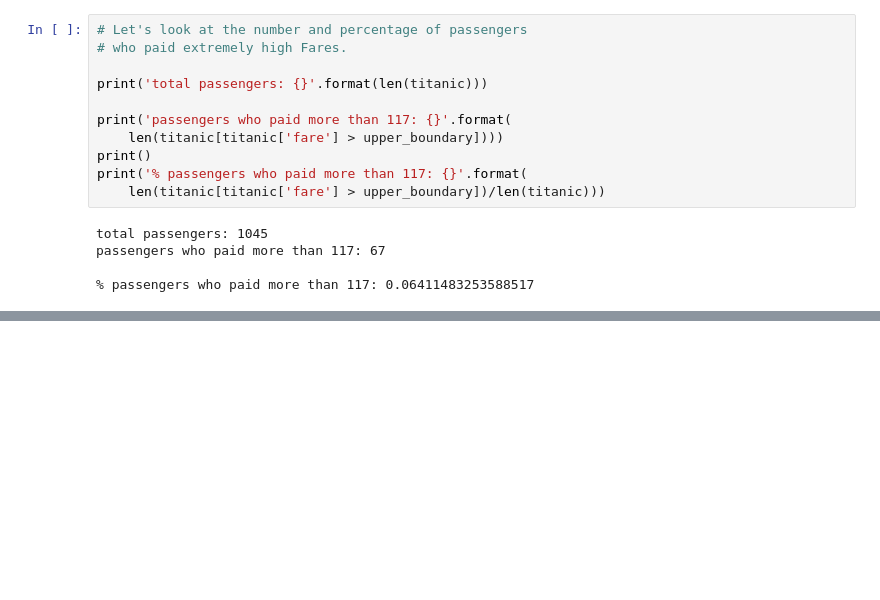
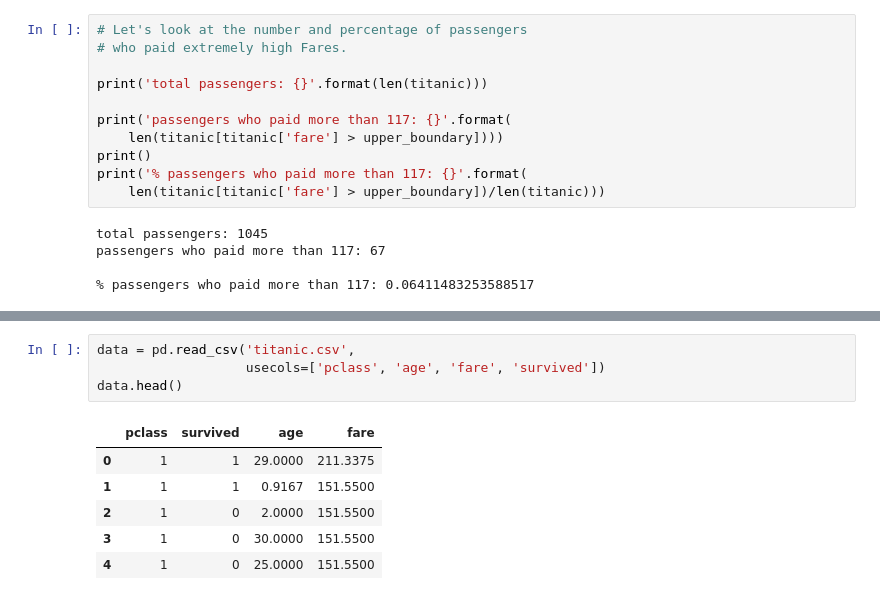
Before and after one commit to tamaldatta07/Hands-On-Machine-Learning-with-Scikit-Learn-Keras-and-TensorFlow, a Jupyter notebook: Feature Engineering and Feature Extraction/Linear Model Assumptions.ipynb, the cells around one changed output, grey strips where cells are left out. Drawn from its saved outputs; the diff is of its cells as text; blank space fills up the shorter version.

```diff
--- a/Feature Engineering and Feature Extraction/Linear Model Assumptions.ipynb
+++ b/Feature Engineering and Feature Extraction/Linear Model Assumptions.ipynb
@@ -931,0 +989,11 @@ passengers who paid more than 117: 67
+# %%
+data = pd.read_csv('titanic.csv',
+                   usecols=['pclass', 'age', 'fare', 'survived'])
+data.head()
+# %% [output]
+|  | pclass | survived | age | fare |
+| 0 | 1 | 1 | 29.0000 | 211.3375 |
+| 1 | 1 | 1 | 0.9167 | 151.5500 |
+| 2 | 1 | 0 | 2.0000 | 151.5500 |
+| 3 | 1 | 0 | 30.0000 | 151.5500 |
+| 4 | 1 | 0 | 25.0000 | 151.5500 |
```
Also changed, not shown: parts of 5 cells of this notebook.
